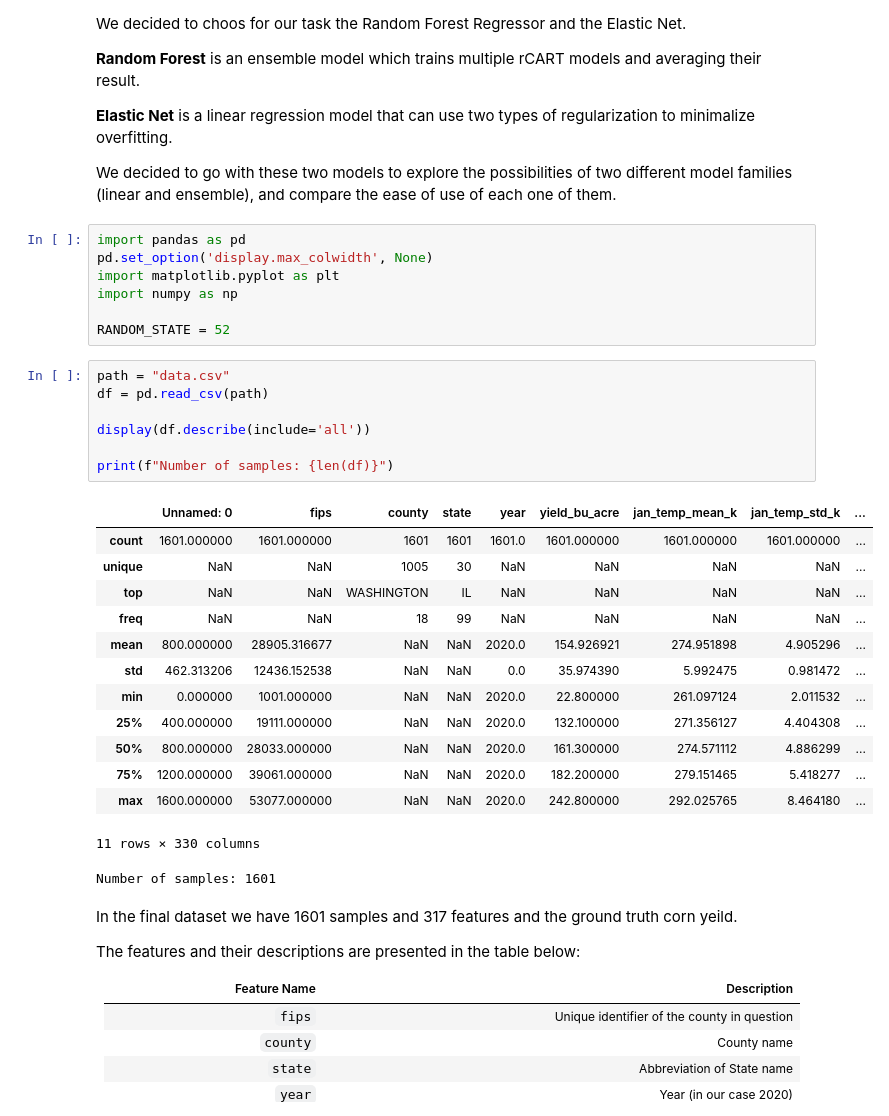
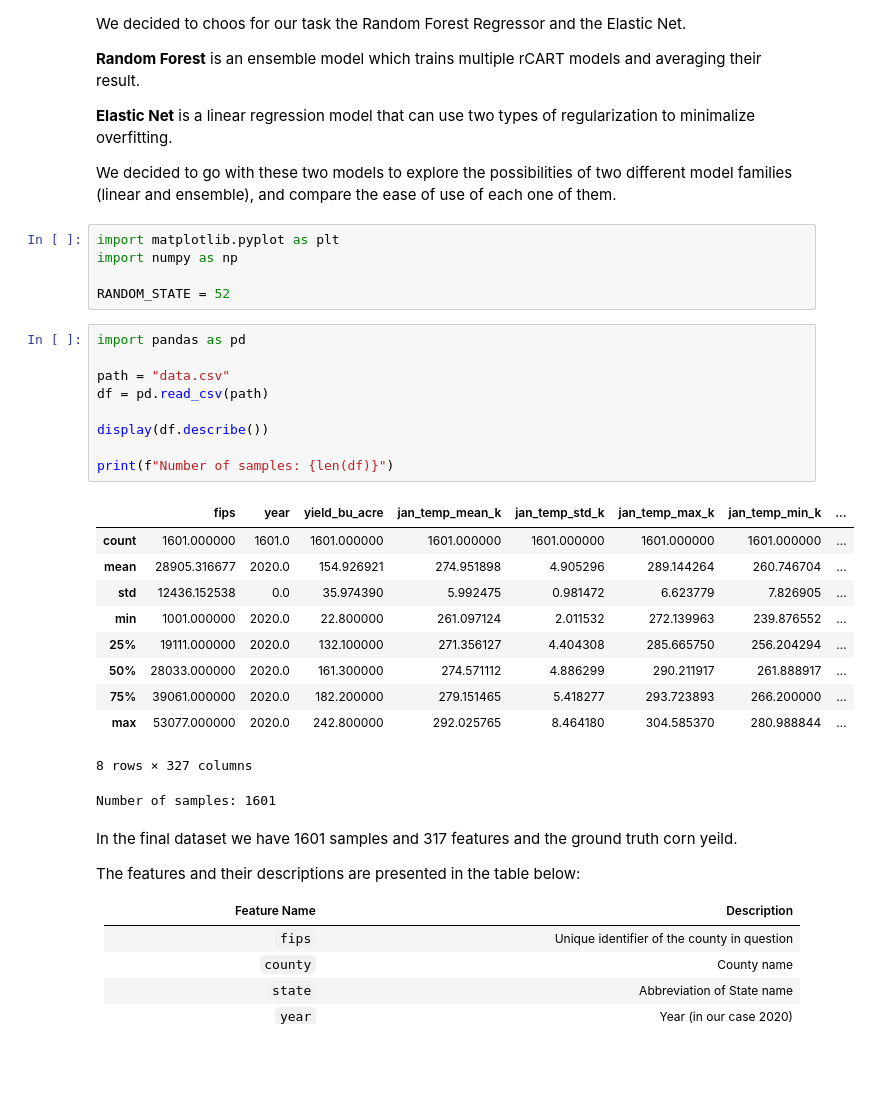
Before and after one commit to nkakowalska/CropNet, a Jupyter notebook: src/cropnet/feature_extraction.ipynb, the cells around one changed output. Saved outputs shown, nothing was run; the diff lists cells and outputs as text; blank space fills up the shorter version.

```diff
--- a/src/cropnet/feature_extraction.ipynb
+++ b/src/cropnet/feature_extraction.ipynb
@@ -36,33 +36,30 @@ We decided to choos for our task the Random Forest Regressor and the Elastic Net
 
 We decided to go with these two models to explore the possibilities of two different model families (linear and ensemble), and compare the ease of use of each one of them.
 # %%
-import pandas as pd
-pd.set_option('display.max_colwidth', None)
 import matplotlib.pyplot as plt
 import numpy as np
 
 RANDOM_STATE = 52
 # %%
+import pandas as pd
+
 path = "data.csv"
 df = pd.read_csv(path)
 
-display(df.describe(include='all'))
+display(df.describe())
 
 print(f"Number of samples: {len(df)}")
 # %% [output]
-|  | Unnamed: 0 | fips | county | state | year | yield_bu_acre | jan_temp_mean_k | jan_temp_std_k | ... |
-| count | 1601.000000 | 1601.000000 | 1601 | 1601 | 1601.0 | 1601.000000 | 1601.000000 | 1601.000000 | ... |
-| unique | NaN | NaN | 1005 | 30 | NaN | NaN | NaN | NaN | ... |
-| top | NaN | NaN | WASHINGTON | IL | NaN | NaN | NaN | NaN | ... |
-| freq | NaN | NaN | 18 | 99 | NaN | NaN | NaN | NaN | ... |
-| mean | 800.000000 | 28905.316677 | NaN | NaN | 2020.0 | 154.926921 | 274.951898 | 4.905296 | ... |
-| std | 462.313206 | 12436.152538 | NaN | NaN | 0.0 | 35.974390 | 5.992475 | 0.981472 | ... |
-| min | 0.000000 | 1001.000000 | NaN | NaN | 2020.0 | 22.800000 | 261.097124 | 2.011532 | ... |
-| 25% | 400.000000 | 19111.000000 | NaN | NaN | 2020.0 | 132.100000 | 271.356127 | 4.404308 | ... |
-| 50% | 800.000000 | 28033.000000 | NaN | NaN | 2020.0 | 161.300000 | 274.571112 | 4.886299 | ... |
-| 75% | 1200.000000 | 39061.000000 | NaN | NaN | 2020.0 | 182.200000 | 279.151465 | 5.418277 | ... |
-| max | 1600.000000 | 53077.000000 | NaN | NaN | 2020.0 | 242.800000 | 292.025765 | 8.464180 | ... |
+|  | fips | year | yield_bu_acre | jan_temp_mean_k | jan_temp_std_k | jan_temp_max_k | jan_temp_min_k | ... |
+| count | 1601.000000 | 1601.0 | 1601.000000 | 1601.000000 | 1601.000000 | 1601.000000 | 1601.000000 | ... |
+| mean | 28905.316677 | 2020.0 | 154.926921 | 274.951898 | 4.905296 | 289.144264 | 260.746704 | ... |
+| std | 12436.152538 | 0.0 | 35.974390 | 5.992475 | 0.981472 | 6.623779 | 7.826905 | ... |
+| min | 1001.000000 | 2020.0 | 22.800000 | 261.097124 | 2.011532 | 272.139963 | 239.876552 | ... |
+| 25% | 19111.000000 | 2020.0 | 132.100000 | 271.356127 | 4.404308 | 285.665750 | 256.204294 | ... |
+| 50% | 28033.000000 | 2020.0 | 161.300000 | 274.571112 | 4.886299 | 290.211917 | 261.888917 | ... |
+| 75% | 39061.000000 | 2020.0 | 182.200000 | 279.151465 | 5.418277 | 293.723893 | 266.200000 | ... |
+| max | 53077.000000 | 2020.0 | 242.800000 | 292.025765 | 8.464180 | 304.585370 | 280.988844 | ... |
-11 rows × 330 columns
+8 rows × 327 columns
 Number of samples: 1601
 # %% [markdown]
 In the final dataset we have 1601 samples and 317 features and the ground truth corn yeild.
```
Also changed, not shown: parts of 19 cells of this notebook, 1 other file.
